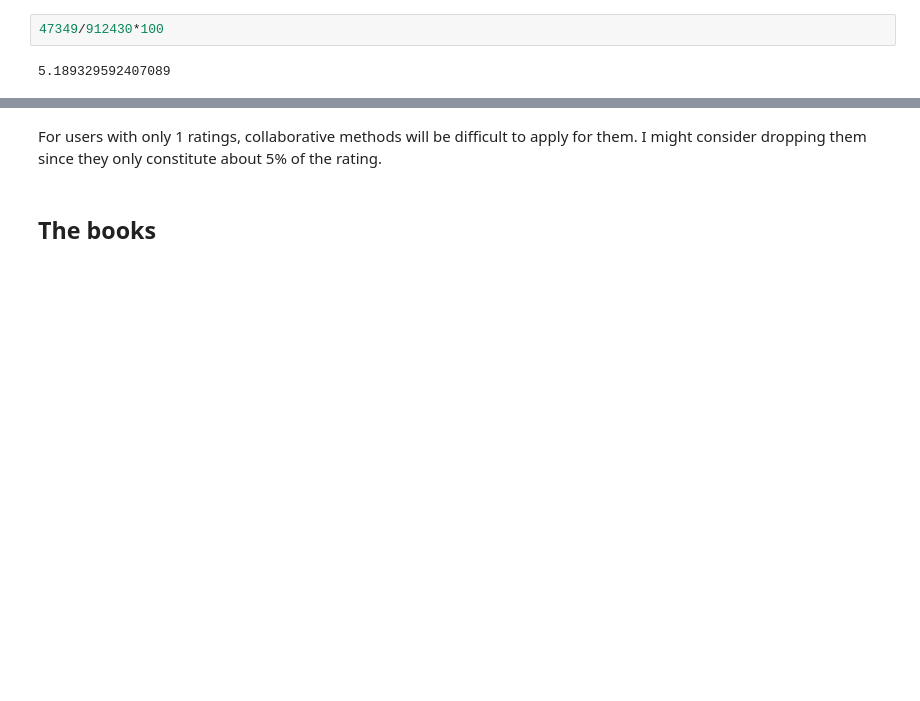
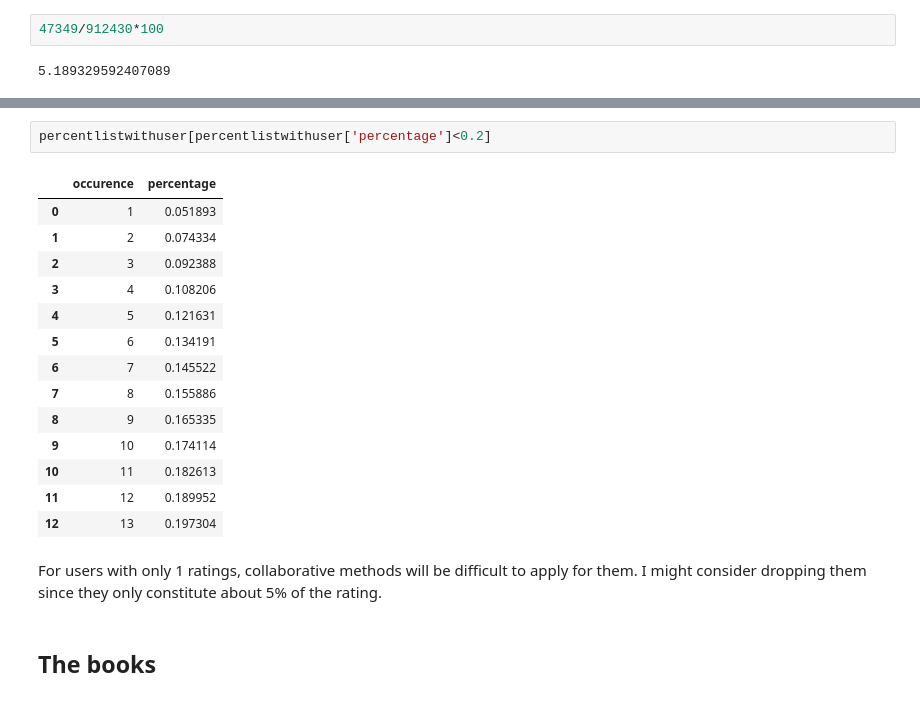
Before and after one commit to mnguyen494/Capstone-3, a Jupyter notebook: Data Wrangling and EDP for Book Recommendation.ipynb, the cells around one changed output, grey strips where cells are left out. Drawn from its saved outputs; the diff is of its cells as text; blank space fills up the shorter version.

```diff
--- a/Data Wrangling and EDP for Book Recommendation.ipynb
+++ b/Data Wrangling and EDP for Book Recommendation.ipynb
@@ -517,3 +557,20 @@ The percent of ratings with only 1 user is:
+# %%
+percentlistwithuser[percentlistwithuser['percentage']<0.2]
+# %% [output]
+|  | occurence | percentage |
+| 0 | 1 | 0.051893 |
+| 1 | 2 | 0.074334 |
+| 2 | 3 | 0.092388 |
+| 3 | 4 | 0.108206 |
+| 4 | 5 | 0.121631 |
+| 5 | 6 | 0.134191 |
+| 6 | 7 | 0.145522 |
+| 7 | 8 | 0.155886 |
+| 8 | 9 | 0.165335 |
+| 9 | 10 | 0.174114 |
+| 10 | 11 | 0.182613 |
+| 11 | 12 | 0.189952 |
+| 12 | 13 | 0.197304 |
 # %% [markdown]
 For users with only 1 ratings, collaborative methods will be difficult to apply for them. I might consider dropping them since they only constitute about 5% of the rating.
 # %% [markdown]
```
Also changed, not shown: parts of 23 cells of this notebook.
